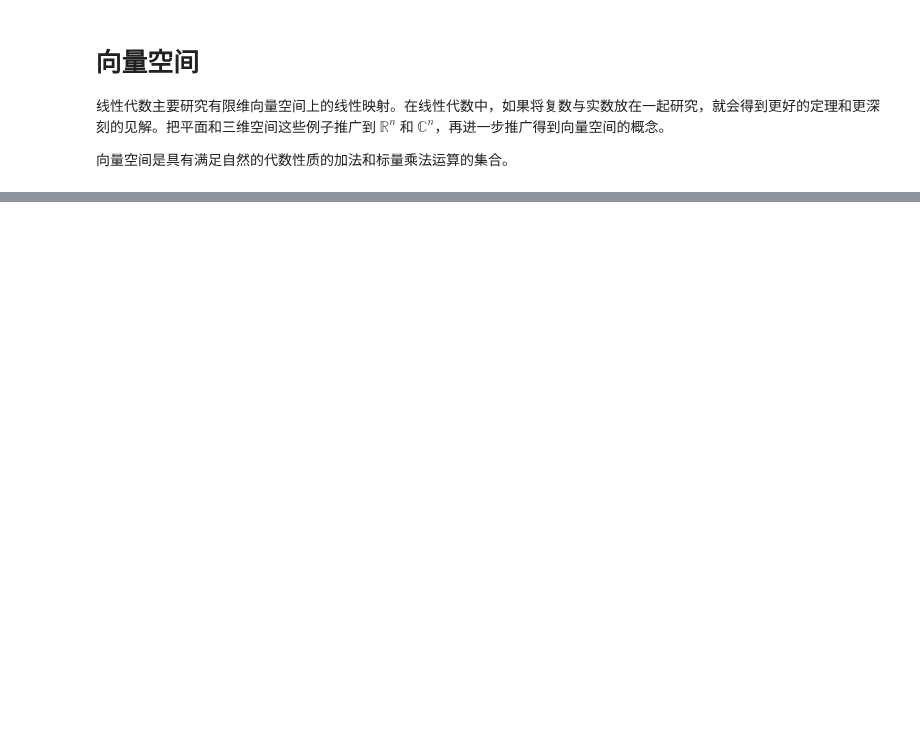
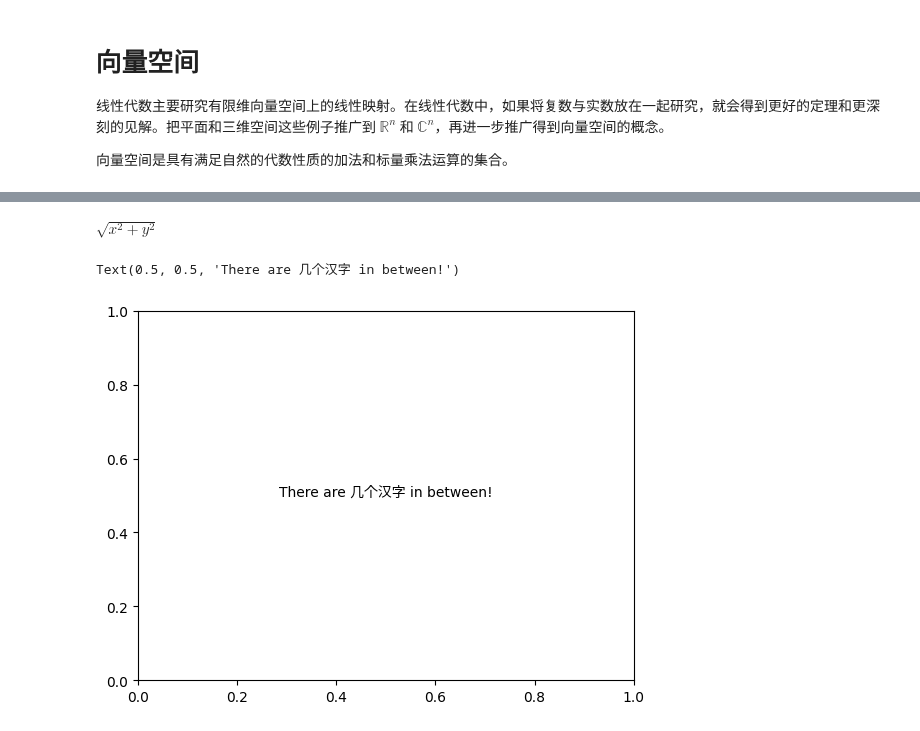
Before and after one commit to xinetzone/torch-book, a Jupyter notebook: doc/concepts/linear-algebra/vector-space.ipynb, the cells around one changed output, grey strips where cells are left out. Saved outputs shown, nothing was run; the diff lists cells and outputs as text; code cells hidden in the pictures; blank space fills up the shorter version.

```diff
--- a/doc/concepts/linear-algebra/vector-space.ipynb
+++ b/doc/concepts/linear-algebra/vector-space.ipynb
@@ -26,3 +27,20 @@ class SquareToCircle(Scene):
 # %% [output]
 Manim Community v0.18.1
 [interactive output not drawn]
+# %%
+from IPython.display import Latex
+Latex(r"$\sqrt{x^2 + y^2}$")
+# %% [output]
+$\sqrt{x^2 + y^2}$
+# %%
+import matplotlib
+import matplotlib.pyplot as plt
+matplotlib.rcParams['font.family'] = ['sans-serif', 'DejaVu Sans', 'Noto Sans CJK JP'] # 支持汉字
+fig, ax = plt.subplots()
+ax.text(
+    .5, .5, "There are 几个汉字 in between!",
+    ha='center'
+)
+# %% [output]
+Text(0.5, 0.5, 'There are 几个汉字 in between!')
+[figure, added]
```
Also changed, not shown: parts of 1 cell of this notebook, 3 other files.
